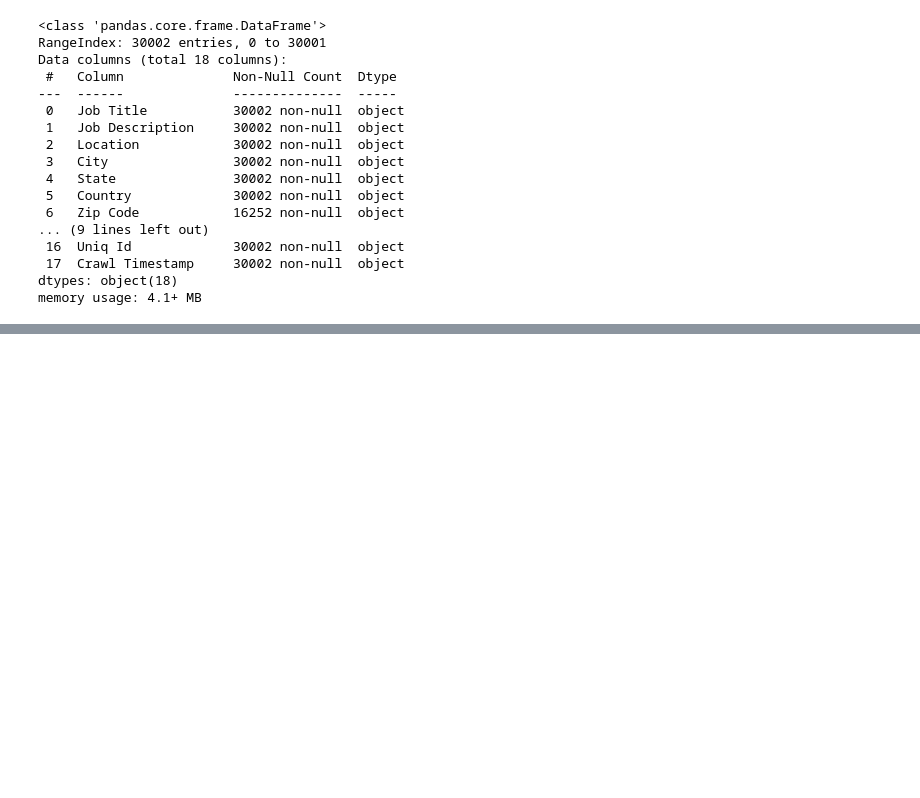
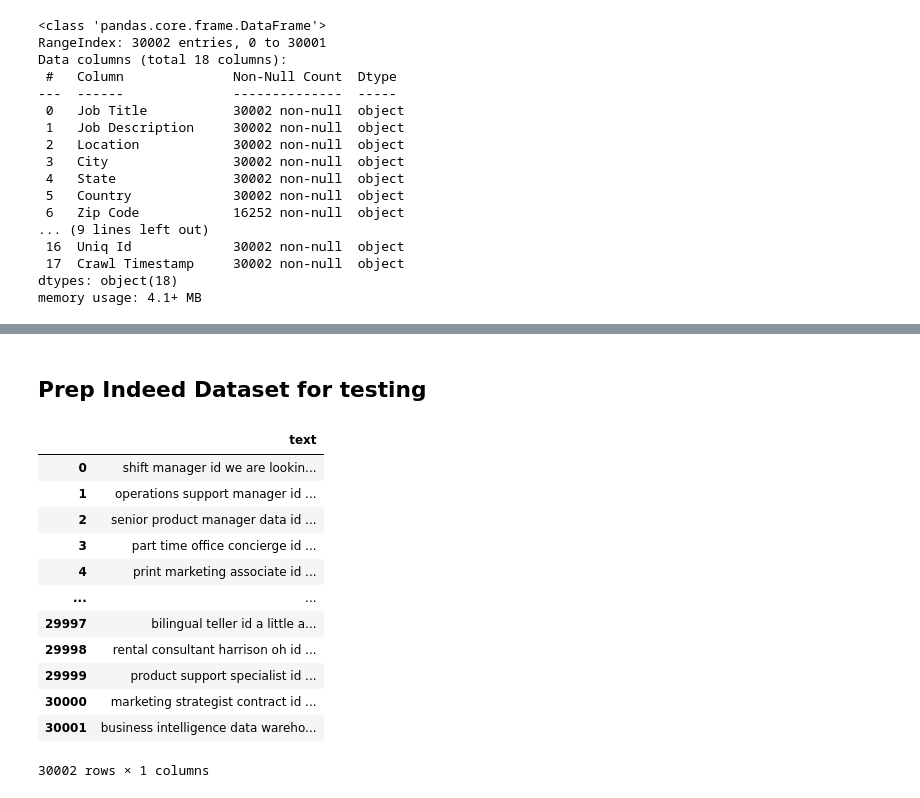
Before and after one commit to MellissaValle/Fraudulent-Job-Postings, a Jupyter notebook: Notebooks/Indeed_NB.ipynb, the cells around one changed output, grey strips where cells are left out. Drawn from its saved outputs; the diff is of its cells as text; code cells hidden in the pictures; blank space fills up the shorter version.

```diff
--- a/Notebooks/Indeed_NB.ipynb
+++ b/Notebooks/Indeed_NB.ipynb
@@ -389,0 +373,20 @@ plt.axis("off");
+# %% [markdown]
+## Prep Indeed Dataset for testing
+# %%
+indeed = df.filter(['text'], axis=1)
+
+indeed
+# %% [output]
+|  | text |
+| 0 | shift manager id we are lookin... |
+| 1 | operations support manager id ... |
+| 2 | senior product manager data id ... |
+| 3 | part time office concierge id ... |
+| 4 | print marketing associate id ... |
+| ... | ... |
+| 29997 | bilingual teller id a little a... |
+| 29998 | rental consultant harrison oh id ... |
+| 29999 | product support specialist id ... |
+| 30000 | marketing strategist contract id ... |
+| 30001 | business intelligence data wareho... |
+30002 rows × 1 columns
```
Also changed, not shown: parts of 32 cells of this notebook.
